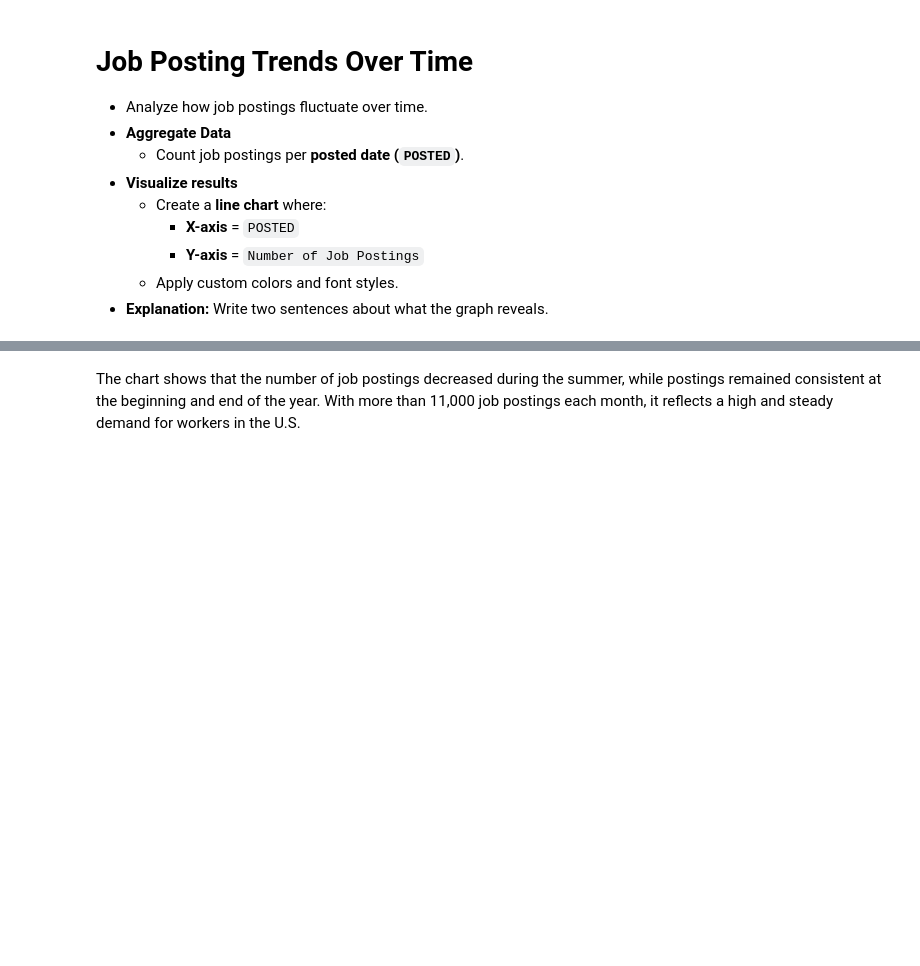
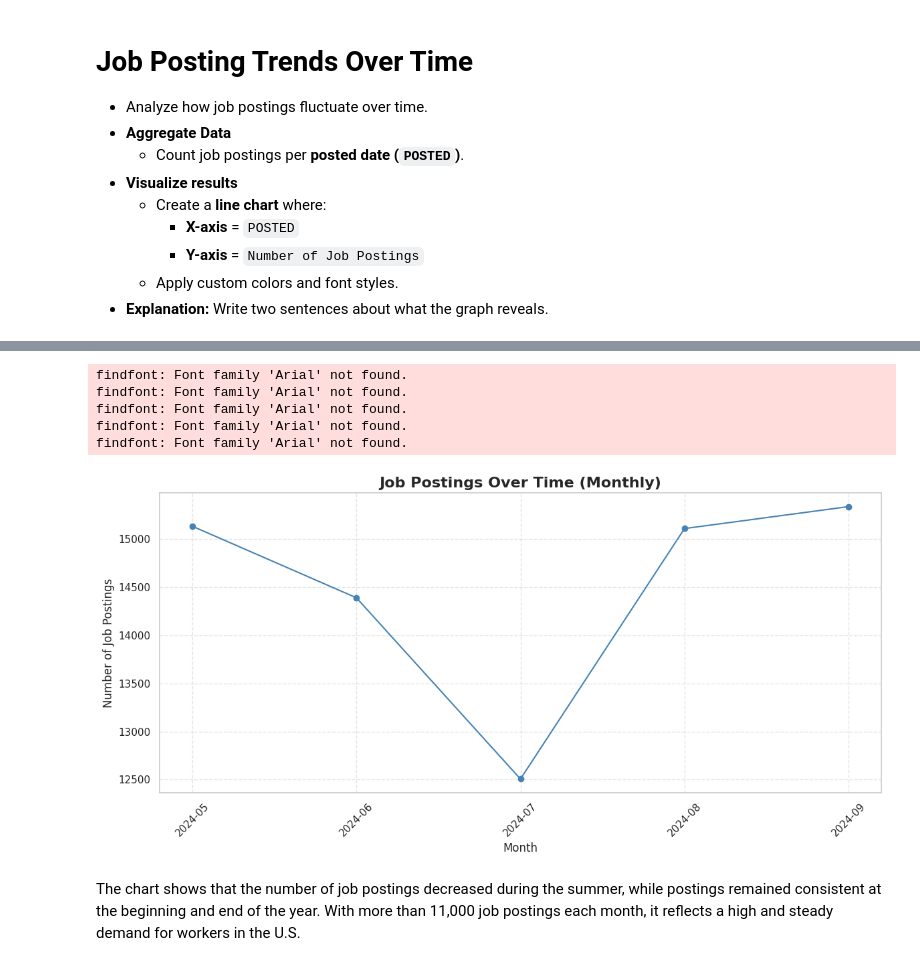
Before and after one commit to met-ad-688/lab06-JohnnyHuynh274, a Jupyter notebook: lab06_NhanHuynh.ipynb, the cells around one changed output, grey strips where cells are left out. Saved outputs shown, nothing was run; the diff lists cells and outputs as text; code cells hidden in the pictures; blank space fills up the shorter version.

Commit message:
Update final lab notebook and HTML report

```diff
--- a/lab06_NhanHuynh.ipynb
+++ b/lab06_NhanHuynh.ipynb
@@ -190,35 +197,42 @@ The box plot shows that salary distributions vary significantly across industrie
 - **Explanation:** Write two sentences about what the graph reveals.
 # %%
 from pyspark.sql.functions import to_date, col, count, date_format
-import pandas as pd
-import plotly.express as px
 
+# Convert string to date format
 df_with_date = df.withColumn("POSTED_DATE", to_date(col("POSTED"), "M/d/yyyy"))
 
-# Group by week or month if all dates are too similar
+
+# Extract monthly date and count job postings
 df_grouped = df_with_date.withColumn("POSTED_MONTH", date_format("POSTED_DATE", "yyyy-MM")) \
                          .groupBy("POSTED_MONTH") \
                          .agg(count("*").alias("NUM_POSTINGS"))
 
-# Convert to pandas for plotting
-pdf = pd.DataFrame(df_grouped.sort("POSTED_MONTH").collect(), columns=["POSTED_MONTH", "NUM_POSTINGS"])
-
-# Plot line chart
-fig = px.line(
-    pdf,
-    x="POSTED_MONTH",
-    y="NUM_POSTINGS",
-    title="Job Postings Over Time (Monthly)",
-    markers=True
+# Convert to Pandas
+pdf = pd.DataFrame(
+    df_grouped.sort("POSTED_MONTH").collect(),
+    columns=["POSTED_MONTH", "NUM_POSTINGS"]
 )
 
-fig.update_layout(
-    font_family="Arial",
-    title_font_size=18,
-    xaxis_title="Month",
-    yaxis_title="Number of Job Postings",
-    plot_bgcolor="#f8f9fa"
+# Clean data
+pdf = pdf[pdf["POSTED_MONTH"].notnull()]
+pdf["POSTED_MONTH"] = pdf["POSTED_MONTH"].astype(str)
+
+# Plot using Matplotlib
+plt.figure(figsize=(12, 6))
+plt.plot(
+    pdf["POSTED_MONTH"],
+    pdf["NUM_POSTINGS"],
+    marker='o',
+    linestyle='-',
+    color='steelblue'
 )
 
-HTML(to_html(fig, include_plotlyjs='cdn'))
+# Style the chart
+plt.title("Job Postings Over Time (Monthly)", fontsize=16, fontweight='bold', family='Arial')
+plt.xlabel("Month")
+plt.ylabel("Number of Job Postings")
+plt.xticks(rotation=45)
+plt.grid(True, linestyle='--', alpha=0.5)
+plt.tight_layout()
+plt.show()
 # %% [output]
@@ -226,3 +239,9 @@ HTML(to_html(fig, include_plotlyjs='cdn'))
+findfont: Font family 'Arial' not found.
+findfont: Font family 'Arial' not found.
+findfont: Font family 'Arial' not found.
+findfont: Font family 'Arial' not found.
+findfont: Font family 'Arial' not found.
+[figure, added]
 # %% [markdown]
 The chart shows that the number of job postings decreased during the summer, while postings remained consistent at the beginning and end of the year. With more than 11,000 job postings each month, it reflects a high and steady demand for workers in the U.S.
 # %% [markdown]
```
Also changed, not shown: parts of 14 cells of this notebook, 1 other file.
